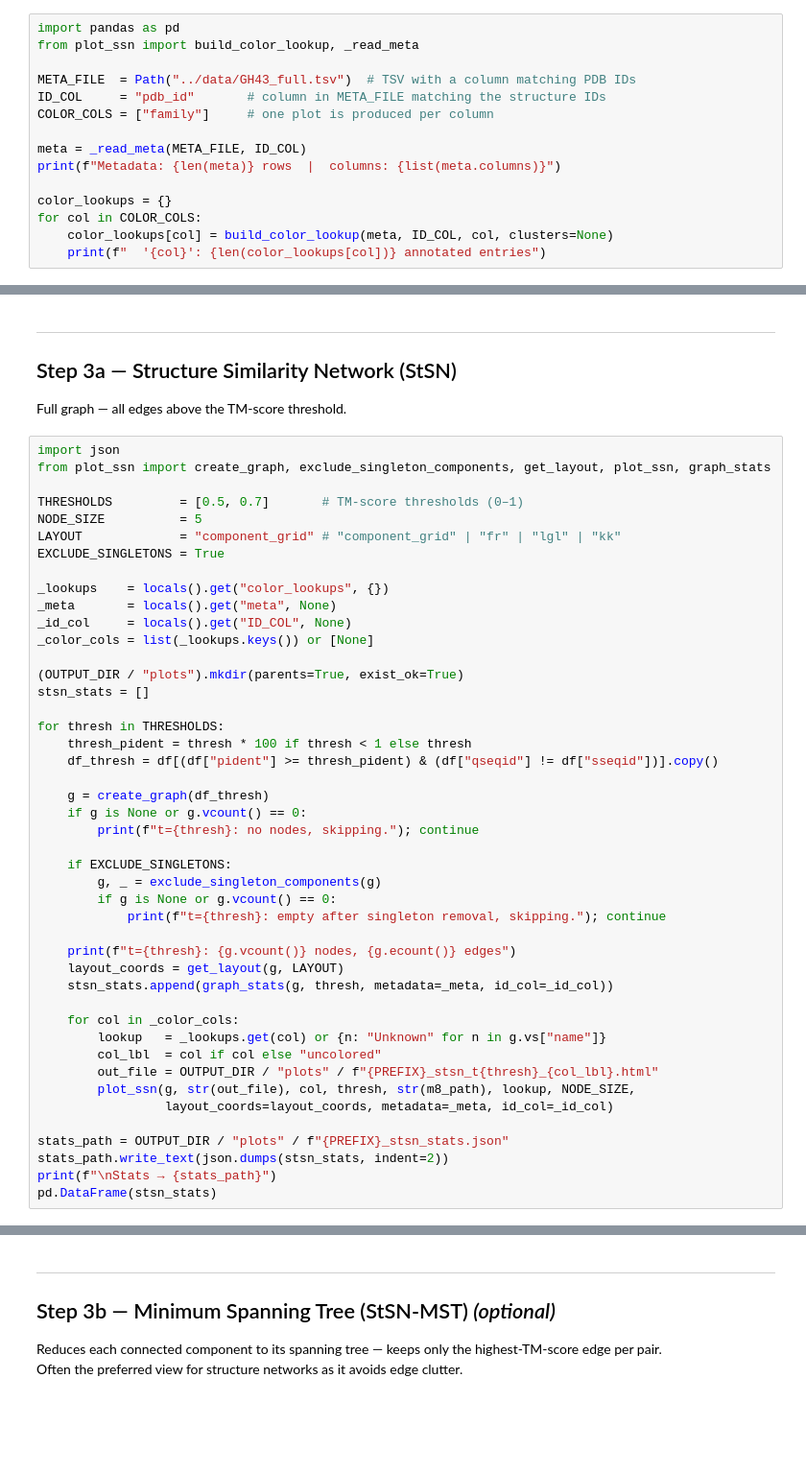
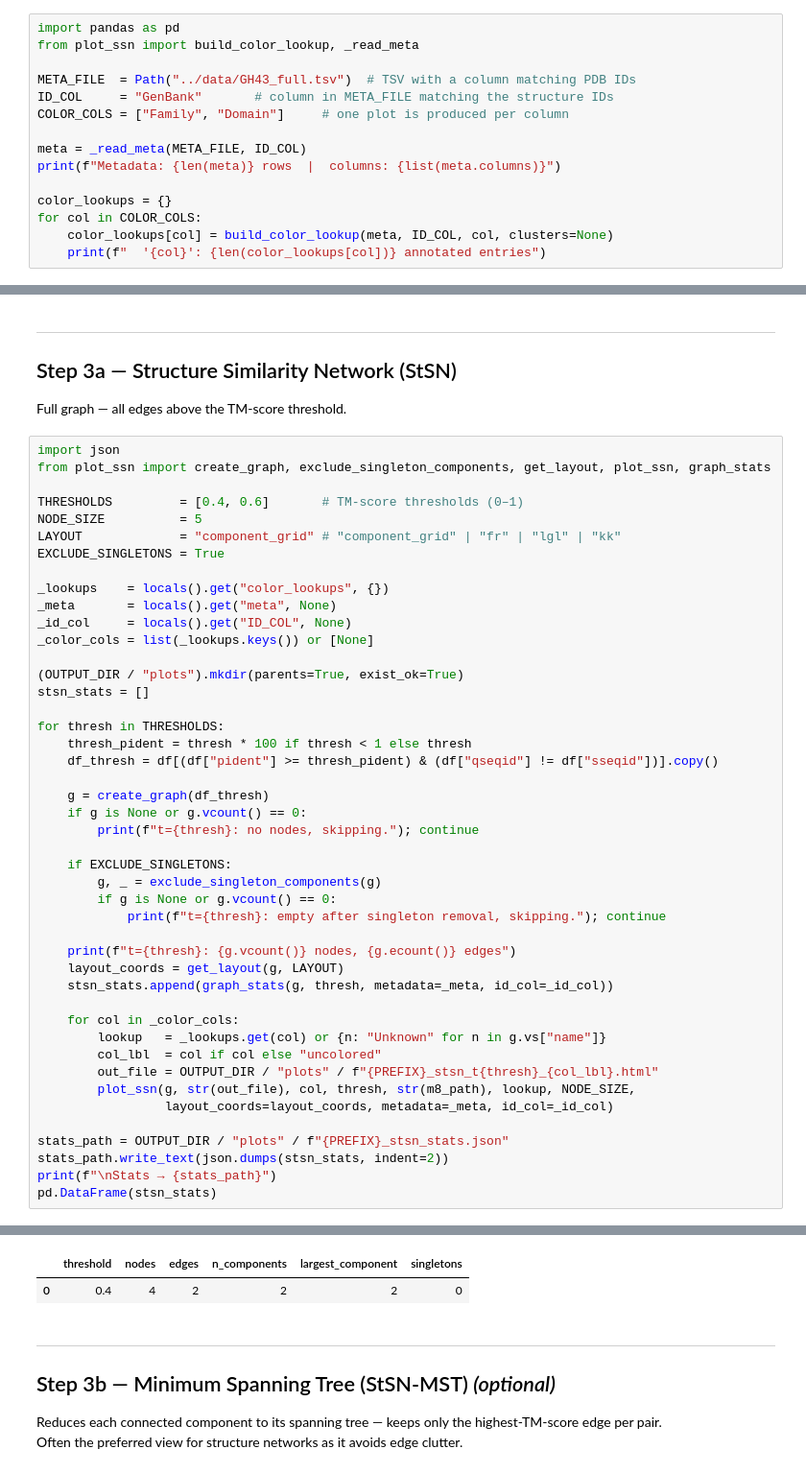
Before and after one commit to maartenmaarten/super-sequence-networks, a Jupyter notebook: notebooks/build_stsn.ipynb, the cells around one changed output, grey strips where cells are left out. Shown at 96% size. Drawn from its saved outputs; the diff is of its cells as text; blank space fills up the shorter version.

```diff
--- a/notebooks/build_stsn.ipynb
+++ b/notebooks/build_stsn.ipynb
@@ -152,8 +151,8 @@ import pandas as pd
 from plot_ssn import build_color_lookup, _read_meta
 
 META_FILE  = Path("../data/GH43_full.tsv")  # TSV with a column matching PDB IDs
-ID_COL     = "pdb_id"       # column in META_FILE matching the structure IDs
-COLOR_COLS = ["family"]     # one plot is produced per column
+ID_COL     = "GenBank"       # column in META_FILE matching the structure IDs
+COLOR_COLS = ["Family", "Domain"]     # one plot is produced per column
 
 meta = _read_meta(META_FILE, ID_COL)
 print(f"Metadata: {len(meta)} rows  |  columns: {list(meta.columns)}")
@@ -175,7 +174,7 @@ Full graph — all edges above the TM-score threshold.
 import json
 from plot_ssn import create_graph, exclude_singleton_components, get_layout, plot_ssn, graph_stats
 
-THRESHOLDS         = [0.5, 0.7]       # TM-score thresholds (0–1)
+THRESHOLDS         = [0.4, 0.6]       # TM-score thresholds (0–1)
 NODE_SIZE          = 5
 LAYOUT             = "component_grid" # "component_grid" | "fr" | "lgl" | "kk"
 EXCLUDE_SINGLETONS = True
@@ -233,3 +260,5 @@ KeyError: 'pdb_id'
+|  | threshold | nodes | edges | n_components | largest_component | singletons |
+| 0 | 0.4 | 4 | 2 | 2 | 2 | 0 |
 # %% [markdown]
 ---
 ## Step 3b — Minimum Spanning Tree (StSN-MST) *(optional)*
```
Also changed, not shown: parts of 5 cells of this notebook, 3 other files.
